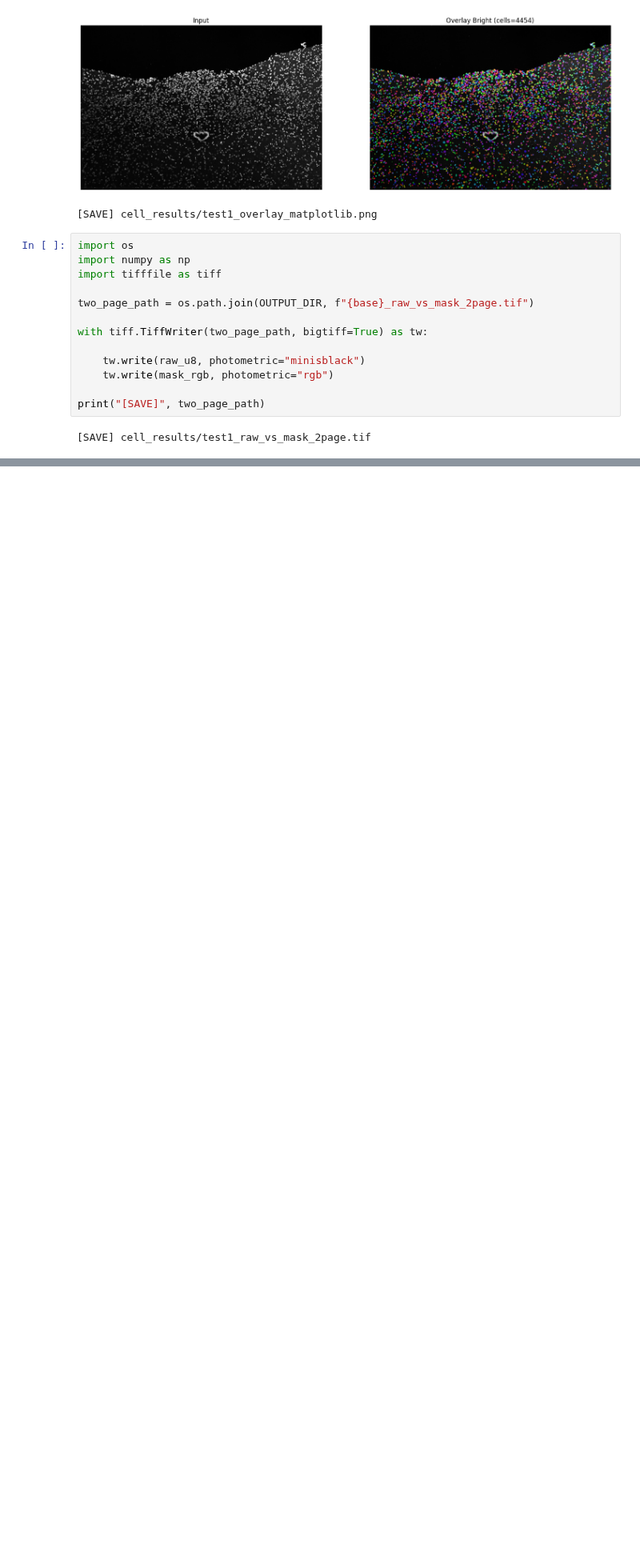
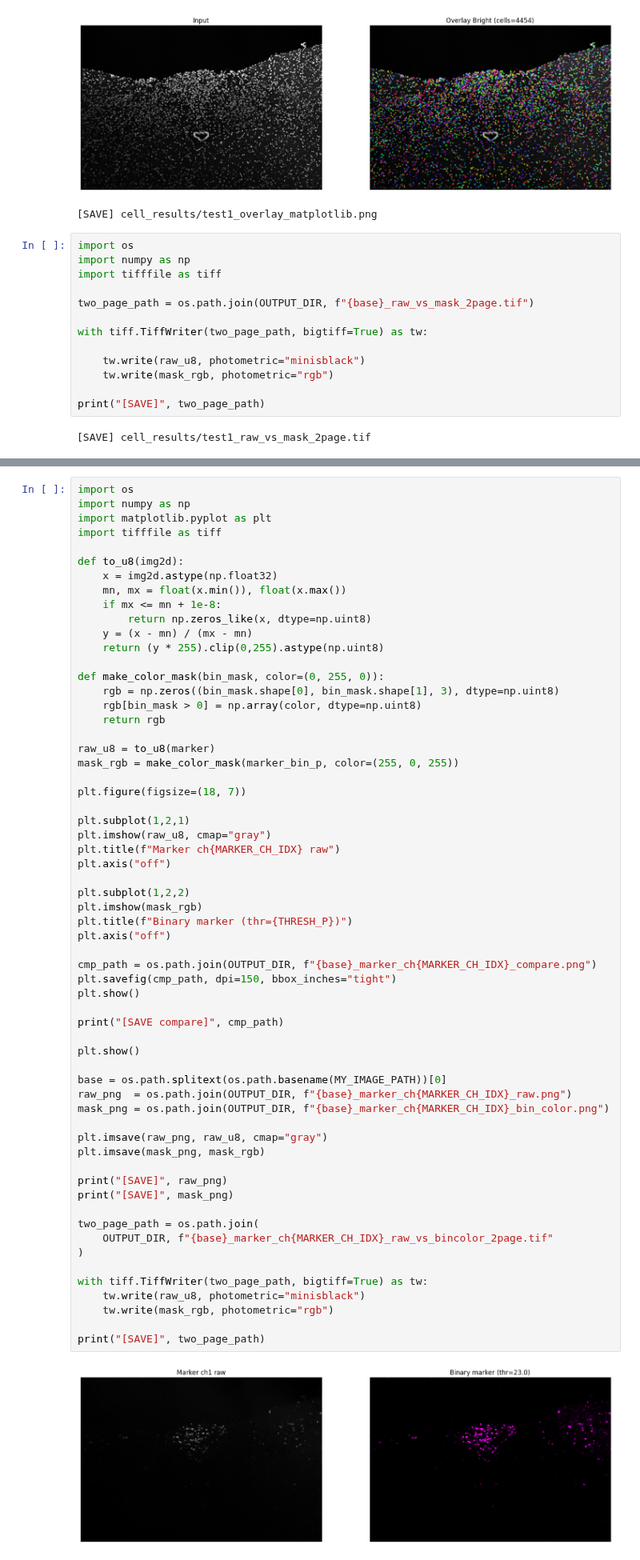
Before and after one commit to AllenWn/cocofluo, a Jupyter notebook: pipeline/cocofluo.ipynb, the cells around one changed output, grey strips where cells are left out. Shown at 80% size. Saved outputs shown, nothing was run; the diff lists cells and outputs as text; blank space fills up the shorter version.

```diff
--- a/pipeline/cocofluo.ipynb
+++ b/pipeline/cocofluo.ipynb
@@ -273,0 +374,63 @@ print("[SAVE]", two_page_path)
+# %%
+import os
+import numpy as np
+import matplotlib.pyplot as plt
+import tifffile as tiff
+
+def to_u8(img2d):
+    x = img2d.astype(np.float32)
+    mn, mx = float(x.min()), float(x.max())
+    if mx <= mn + 1e-8:
+        return np.zeros_like(x, dtype=np.uint8)
+    y = (x - mn) / (mx - mn)
+    return (y * 255).clip(0,255).astype(np.uint8)
+
+def make_color_mask(bin_mask, color=(0, 255, 0)):
+    rgb = np.zeros((bin_mask.shape[0], bin_mask.shape[1], 3), dtype=np.uint8)
+    rgb[bin_mask > 0] = np.array(color, dtype=np.uint8)
+    return rgb
+
+raw_u8 = to_u8(marker)
+mask_rgb = make_color_mask(marker_bin_p, color=(255, 0, 255))
+
+plt.figure(figsize=(18, 7))
+
+plt.subplot(1,2,1)
+plt.imshow(raw_u8, cmap="gray")
+plt.title(f"Marker ch{MARKER_CH_IDX} raw")
+plt.axis("off")
+
+plt.subplot(1,2,2)
+plt.imshow(mask_rgb)
+plt.title(f"Binary marker (thr={THRESH_P})")
+plt.axis("off")
+
+cmp_path = os.path.join(OUTPUT_DIR, f"{base}_marker_ch{MARKER_CH_IDX}_compare.png")
+plt.savefig(cmp_path, dpi=150, bbox_inches="tight")
+plt.show()
+
+print("[SAVE compare]", cmp_path)
+
+plt.show()
+
+base = os.path.splitext(os.path.basename(MY_IMAGE_PATH))[0]
+raw_png  = os.path.join(OUTPUT_DIR, f"{base}_marker_ch{MARKER_CH_IDX}_raw.png")
+mask_png = os.path.join(OUTPUT_DIR, f"{base}_marker_ch{MARKER_CH_IDX}_bin_color.png")
+
+plt.imsave(raw_png, raw_u8, cmap="gray")
+plt.imsave(mask_png, mask_rgb)
+
+print("[SAVE]", raw_png)
+print("[SAVE]", mask_png)
+
+two_page_path = os.path.join(
+    OUTPUT_DIR, f"{base}_marker_ch{MARKER_CH_IDX}_raw_vs_bincolor_2page.tif"
+)
+
+with tiff.TiffWriter(two_page_path, bigtiff=True) as tw:
+    tw.write(raw_u8, photometric="minisblack")
+    tw.write(mask_rgb, photometric="rgb")
+
+print("[SAVE]", two_page_path)
+# %% [output]
+[figure, added]
```
Also changed, not shown: parts of 10 cells of this notebook, 4 other files.
